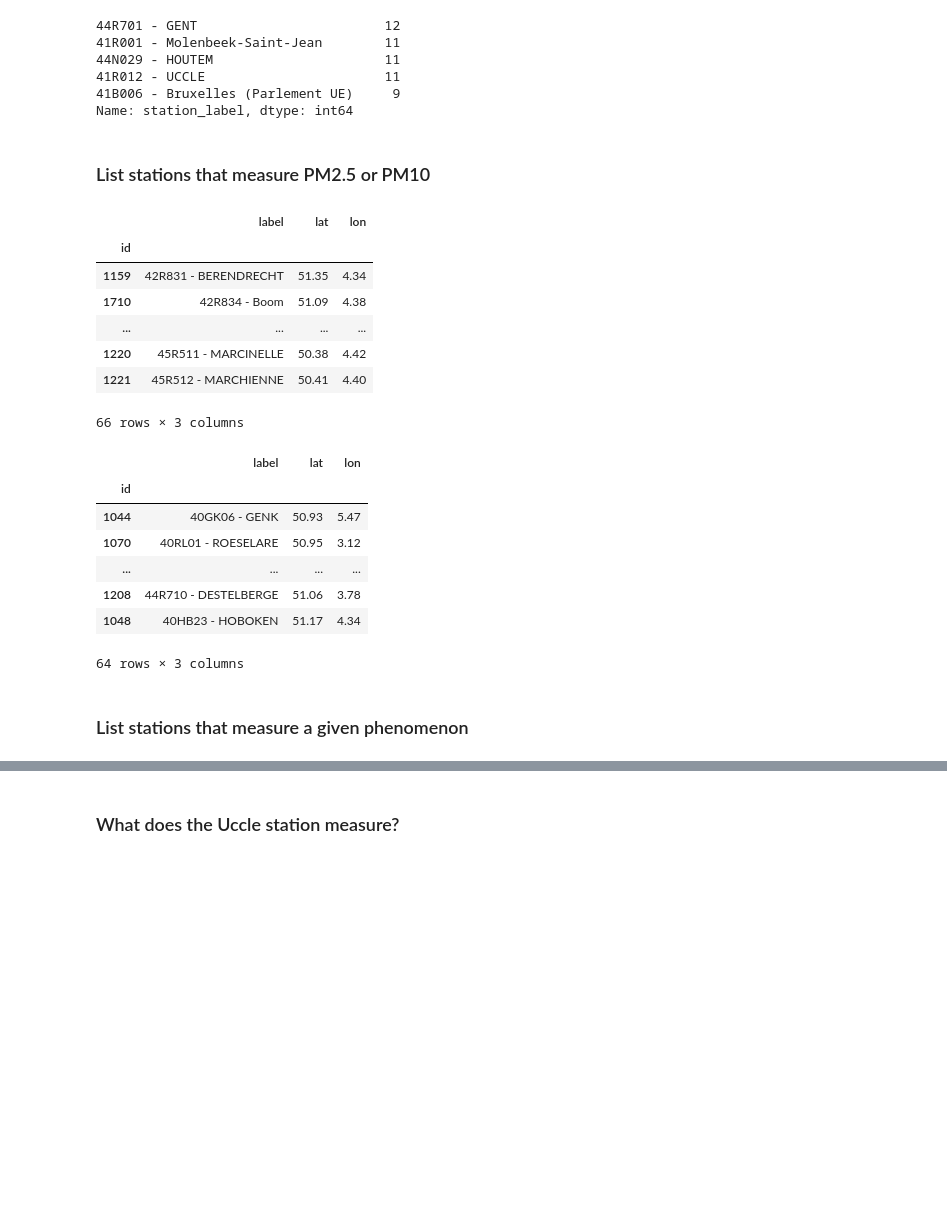
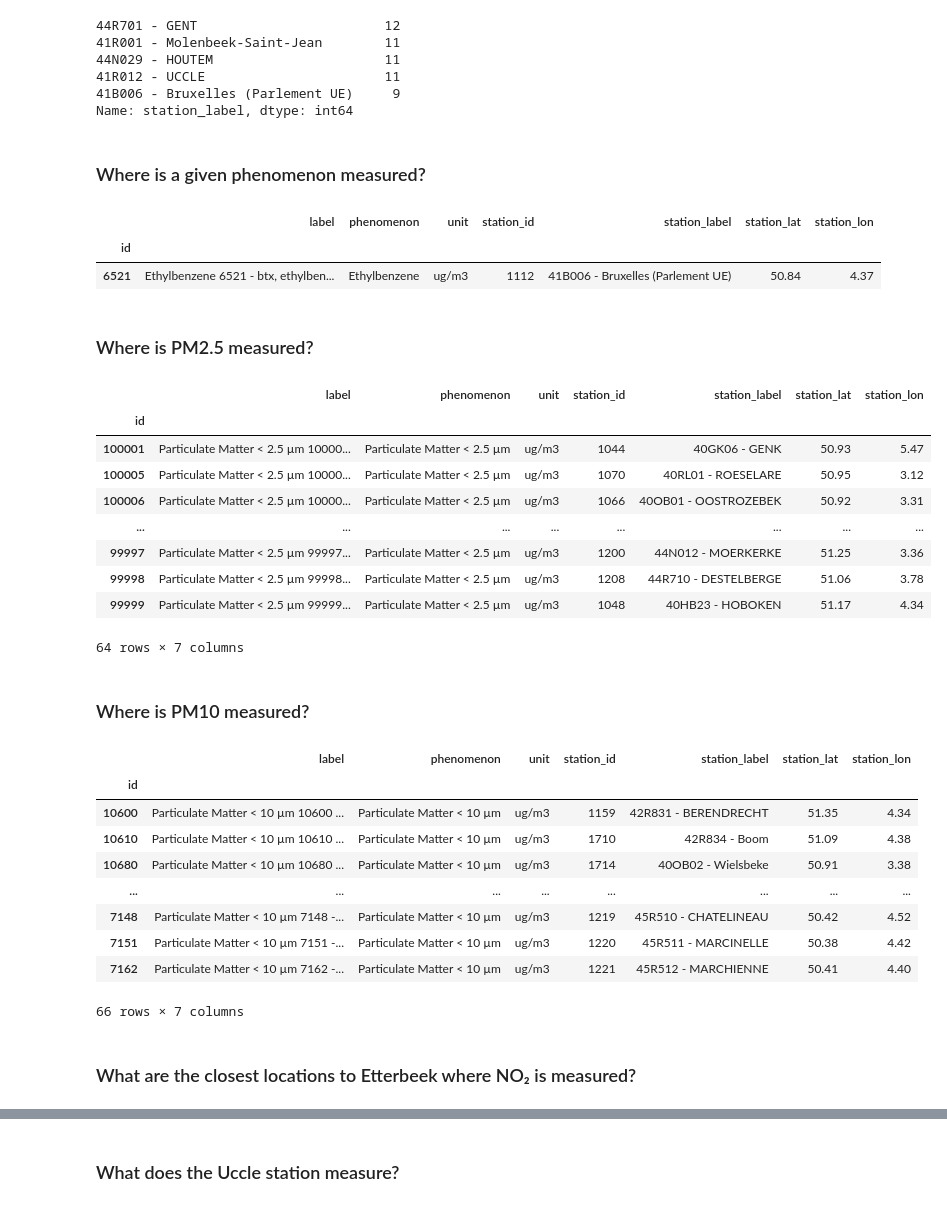
Before and after one commit to dr-1/airqdata, a Jupyter notebook: demo.ipynb, the cells around one changed output, grey strips where cells are left out. Cells and saved outputs as stored; diff of their text form; code cells hidden in the pictures; blank space fills up the shorter version.

Commit message:
irceline: Query time series instead of stations

```diff
--- a/demo.ipynb
+++ b/demo.ipynb
@@ -365,34 +365,48 @@ irceline.Metadata.time_series["station_label"].value_counts().head()
 41R012 - UCCLE                       11
 41B006 - Bruxelles (Parlement UE)     9
 Name: station_label, dtype: int64
-# %% [markdown]
-### List stations that measure PM2.5 or PM10
 # %%
-pd.set_option("display.max_rows", 4)
+pd.set_option("display.max_rows", 6)
+# %% [markdown]
+### Where is a given phenomenon measured?
+# %%
+irceline.Metadata.filter_time_series("ethylbenzene")
+# %% [output]
+|  | label | phenomenon | unit | station_id | station_label | station_lat | station_lon |
+| id |  |  |  |  |  |  |  |
+| 6521 | Ethylbenzene 6521 - btx, ethylben... | Ethylbenzene | ug/m3 | 1112 | 41B006 - Bruxelles (Parlement UE) | 50.84 | 4.37 |
+# %% [markdown]
+### Where is PM2.5 measured?
 # %%
-irceline.Metadata.get_pm10_stations()
+irceline.Metadata.get_pm25_time_series()
 # %% [output]
-|  | label | lat | lon |
-| id |  |  |  |
-| 1159 | 42R831 - BERENDRECHT | 51.35 | 4.34 |
-| 1710 | 42R834 - Boom | 51.09 | 4.38 |
-| ... | ... | ... | ... |
-| 1220 | 45R511 - MARCINELLE | 50.38 | 4.42 |
-| 1221 | 45R512 - MARCHIENNE | 50.41 | 4.40 |
+|  | label | phenomenon | unit | station_id | station_label | station_lat | station_lon |
+| id |  |  |  |  |  |  |  |
+| 100001 | Particulate Matter < 2.5 µm 10000... | Particulate Matter < 2.5 µm | ug/m3 | 1044 | 40GK06 - GENK | 50.93 | 5.47 |
+| 100005 | Particulate Matter < 2.5 µm 10000... | Particulate Matter < 2.5 µm | ug/m3 | 1070 | 40RL01 - ROESELARE | 50.95 | 3.12 |
+| 100006 | Particulate Matter < 2.5 µm 10000... | Particulate Matter < 2.5 µm | ug/m3 | 1066 | 40OB01 - OOSTROZEBEK | 50.92 | 3.31 |
+| ... | ... | ... | ... | ... | ... | ... | ... |
+| 99997 | Particulate Matter < 2.5 µm 99997... | Particulate Matter < 2.5 µm | ug/m3 | 1200 | 44N012 - MOERKERKE | 51.25 | 3.36 |
+| 99998 | Particulate Matter < 2.5 µm 99998... | Particulate Matter < 2.5 µm | ug/m3 | 1208 | 44R710 - DESTELBERGE | 51.06 | 3.78 |
+| 99999 | Particulate Matter < 2.5 µm 99999... | Particulate Matter < 2.5 µm | ug/m3 | 1048 | 40HB23 - HOBOKEN | 51.17 | 4.34 |
-66 rows × 3 columns
+64 rows × 7 columns
+# %% [markdown]
+### Where is PM10 measured?
 # %%
-irceline.Metadata.get_pm25_stations()
+irceline.Metadata.get_pm10_time_series()
 # %% [output]
-|  | label | lat | lon |
-| id |  |  |  |
-| 1044 | 40GK06 - GENK | 50.93 | 5.47 |
-| 1070 | 40RL01 - ROESELARE | 50.95 | 3.12 |
-| ... | ... | ... | ... |
-| 1208 | 44R710 - DESTELBERGE | 51.06 | 3.78 |
-| 1048 | 40HB23 - HOBOKEN | 51.17 | 4.34 |
+|  | label | phenomenon | unit | station_id | station_label | station_lat | station_lon |
+| id |  |  |  |  |  |  |  |
+| 10600 | Particulate Matter < 10 µm 10600 ... | Particulate Matter < 10 µm | ug/m3 | 1159 | 42R831 - BERENDRECHT | 51.35 | 4.34 |
+| 10610 | Particulate Matter < 10 µm 10610 ... | Particulate Matter < 10 µm | ug/m3 | 1710 | 42R834 - Boom | 51.09 | 4.38 |
+| 10680 | Particulate Matter < 10 µm 10680 ... | Particulate Matter < 10 µm | ug/m3 | 1714 | 40OB02 - Wielsbeke | 50.91 | 3.38 |
+| ... | ... | ... | ... | ... | ... | ... | ... |
+| 7148 | Particulate Matter < 10 µm 7148 -... | Particulate Matter < 10 µm | ug/m3 | 1219 | 45R510 - CHATELINEAU | 50.42 | 4.52 |
+| 7151 | Particulate Matter < 10 µm 7151 -... | Particulate Matter < 10 µm | ug/m3 | 1220 | 45R511 - MARCINELLE | 50.38 | 4.42 |
+| 7162 | Particulate Matter < 10 µm 7162 -... | Particulate Matter < 10 µm | ug/m3 | 1221 | 45R512 - MARCHIENNE | 50.41 | 4.40 |
-64 rows × 3 columns
+66 rows × 7 columns
-# %% [markdown]
-### List stations that measure a given phenomenon
+# %% [markdown]
+### What are the closest locations to Etterbeek where NO₂ is measured?
 # %%
 irceline.Metadata.list_stations_by_phenomenon("ethylbenzene")
 # %% [output]
```
Also changed, not shown: parts of 1 cell of this notebook, 1 other file.
